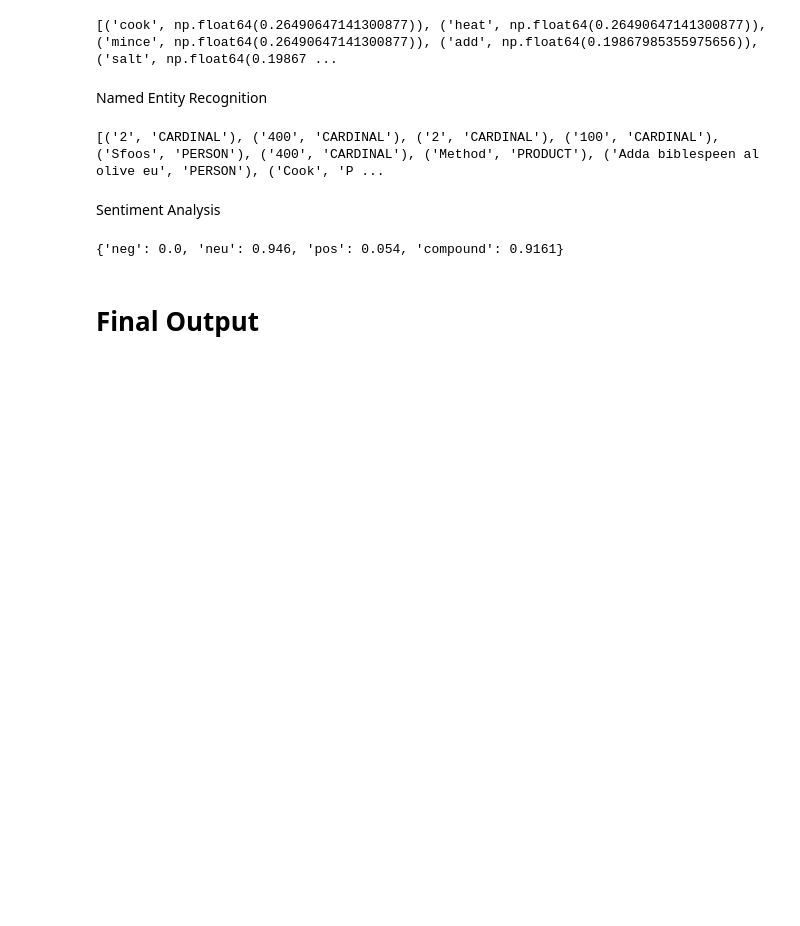
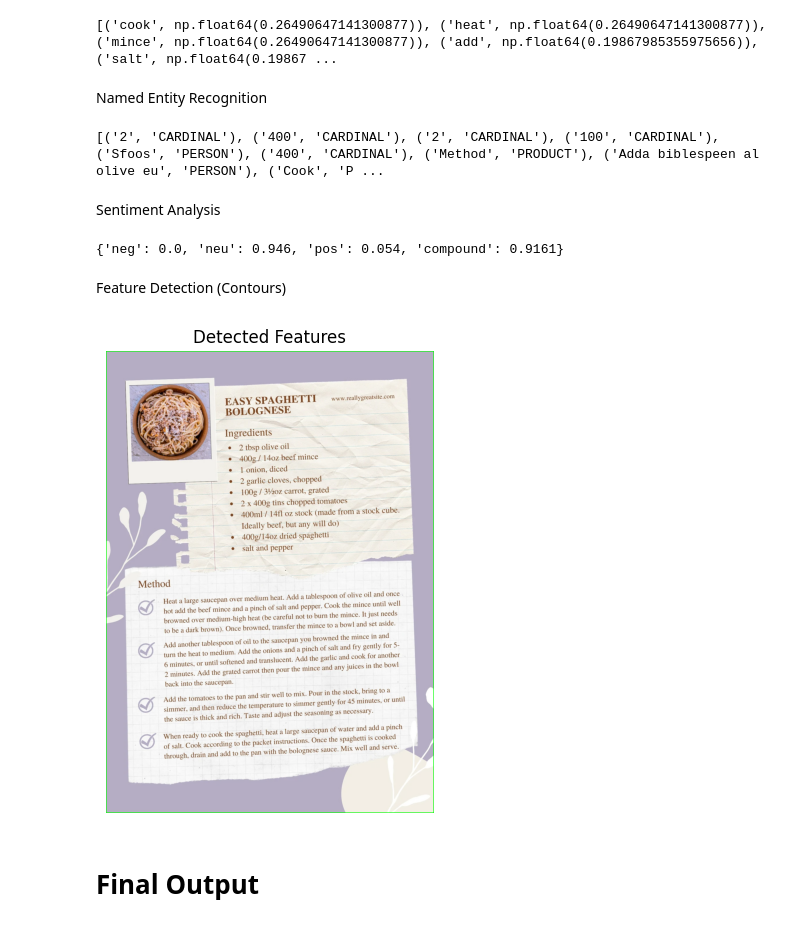
Before and after one commit to YuliiaRysinska/atu-bdaai-classroom-ai-vision-nlp-2026-ca2-assignment-AI-CA2-2026, a Jupyter notebook: CA2_Template.ipynb, the cells around one changed output. Saved outputs shown, nothing was run; the diff lists cells and outputs as text; code cells hidden in the pictures; blank space fills up the shorter version.

Commit message:
Detect contours in thresholded image

```diff
--- a/CA2_Template.ipynb
+++ b/CA2_Template.ipynb
@@ -641,6 +641,39 @@ sentiment_scores = sia.polarity_scores(raw_text)
 print(sentiment_scores)
 # %% [output]
 {'neg': 0.0, 'neu': 0.946, 'pos': 0.054, 'compound': 0.9161}
+# %% [markdown]
+Feature Detection (Contours)
+# %%
+# Detect contours in thresholded image
+contours, hierarchy = cv2.findContours(
+    thresh,
+    cv2.RETR_EXTERNAL,
+    cv2.CHAIN_APPROX_SIMPLE
+)
+
+# Copy original image
+feature_img = img.copy()
+
+# Draw contours around detected regions
+cv2.drawContours(
+    feature_img,
+    contours,
+    -1,
+    (0,255,0),
+    2
+)
+
+# Convert for display
+feature_rgb = cv2.cvtColor(feature_img, cv2.COLOR_BGR2RGB)
+
+# Show detected features
+plt.figure(figsize=(8,6))
+plt.imshow(feature_rgb)
+plt.title("Detected Features")
+plt.axis("off")
+plt.show()
+# %% [output]
+[figure, added]
 # %% [markdown]
 # Final Output
 # %%
```
